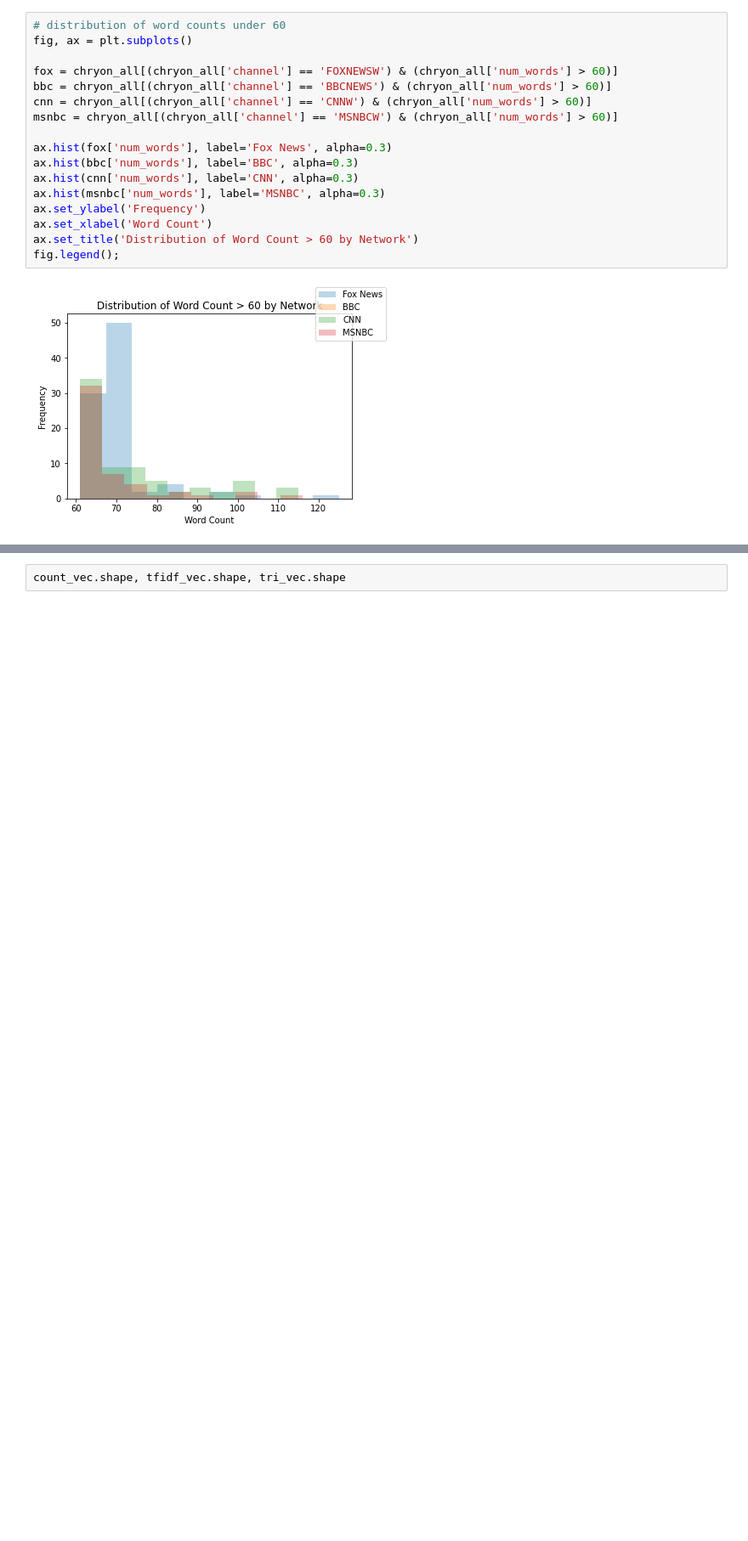
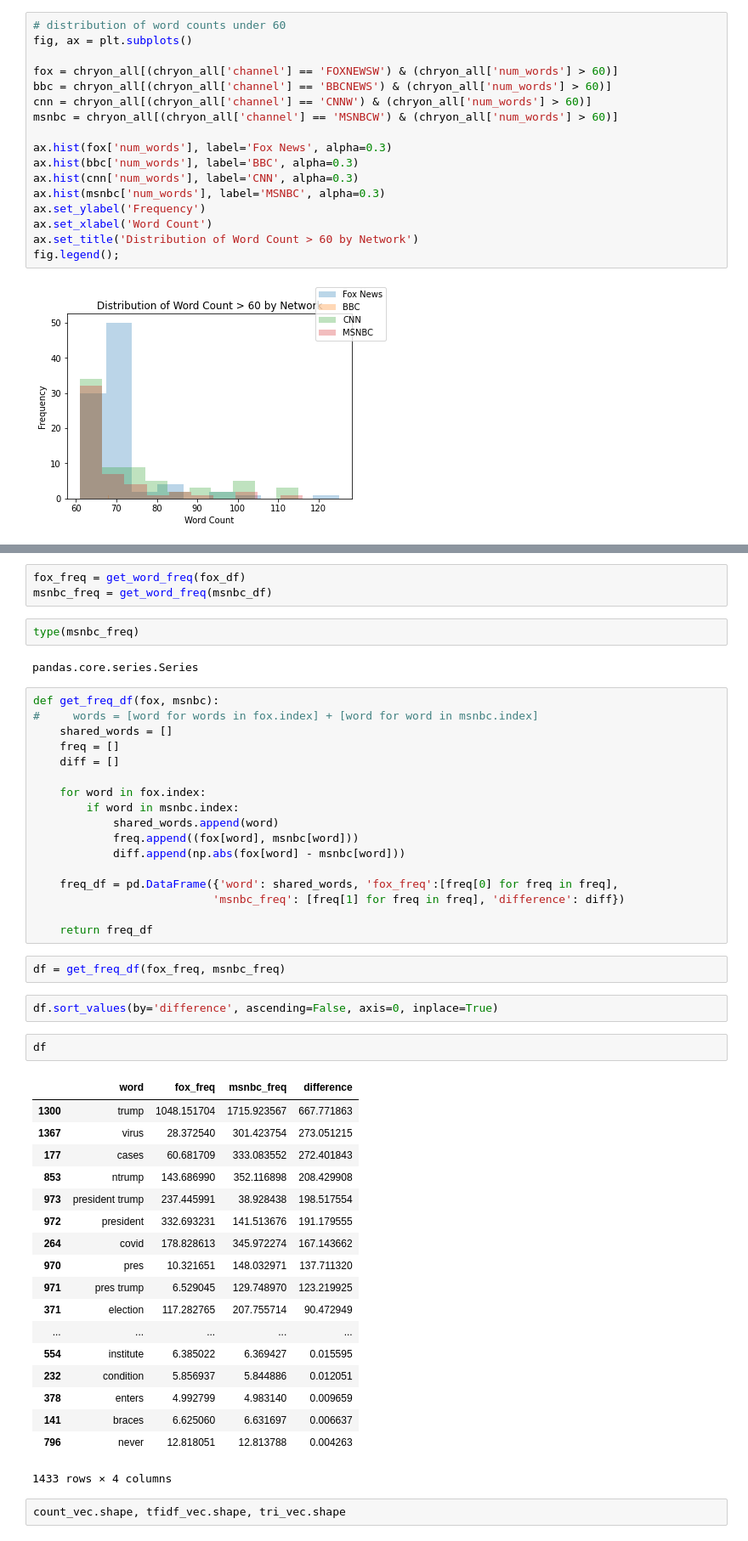
Before and after one commit to leckieje/chyrons_nlp, a Jupyter notebook: chyrons_book.ipynb, the cells around one changed output, grey strips where cells are left out. Shown: that part at 85% size. Saved outputs shown, nothing was run; the diff lists cells and outputs as text; blank space fills up the shorter version.

Commit message:
frequency diff dfs

```diff
--- a/chyrons_book.ipynb
+++ b/chyrons_book.ipynb
@@ -339,3 +358,52 @@ tri_feature, tri_vec = clean_counts(chy_nets, n_grams=(1,3))
+# %%
+fox_freq = get_word_freq(fox_df)
+msnbc_freq = get_word_freq(msnbc_df)
+# %%
+type(msnbc_freq)
+# %% [output]
+pandas.core.series.Series
+# %%
+def get_freq_df(fox, msnbc):
+#     words = [word for words in fox.index] + [word for word in msnbc.index]
+    shared_words = []
+    freq = []
+    diff = []
+
+    for word in fox.index:
+        if word in msnbc.index:
+            shared_words.append(word)
+            freq.append((fox[word], msnbc[word]))
+            diff.append(np.abs(fox[word] - msnbc[word]))
+
+    freq_df = pd.DataFrame({'word': shared_words, 'fox_freq':[freq[0] for freq in freq],
+                           'msnbc_freq': [freq[1] for freq in freq], 'difference': diff})
+
+    return freq_df
+# %%
+df = get_freq_df(fox_freq, msnbc_freq)
+# %%
+df.sort_values(by='difference', ascending=False, axis=0, inplace=True)
+# %%
+df
+# %% [output]
+|  | word | fox_freq | msnbc_freq | difference |
+| 1300 | trump | 1048.151704 | 1715.923567 | 667.771863 |
+| 1367 | virus | 28.372540 | 301.423754 | 273.051215 |
+| 177 | cases | 60.681709 | 333.083552 | 272.401843 |
+| 853 | ntrump | 143.686990 | 352.116898 | 208.429908 |
+| 973 | president trump | 237.445991 | 38.928438 | 198.517554 |
+| 972 | president | 332.693231 | 141.513676 | 191.179555 |
+| 264 | covid | 178.828613 | 345.972274 | 167.143662 |
+| 970 | pres | 10.321651 | 148.032971 | 137.711320 |
+| 971 | pres trump | 6.529045 | 129.748970 | 123.219925 |
+| 371 | election | 117.282765 | 207.755714 | 90.472949 |
+| ... | ... | ... | ... | ... |
+| 554 | institute | 6.385022 | 6.369427 | 0.015595 |
+| 232 | condition | 5.856937 | 5.844886 | 0.012051 |
+| 378 | enters | 4.992799 | 4.983140 | 0.009659 |
+| 141 | braces | 6.625060 | 6.631697 | 0.006637 |
+| 796 | never | 12.818051 | 12.813788 | 0.004263 |
+1433 rows × 4 columns
 # %%
 count_vec.shape, tfidf_vec.shape, tri_vec.shape
 # %% [output]
```
Also changed, not shown: parts of 20 cells of this notebook.
